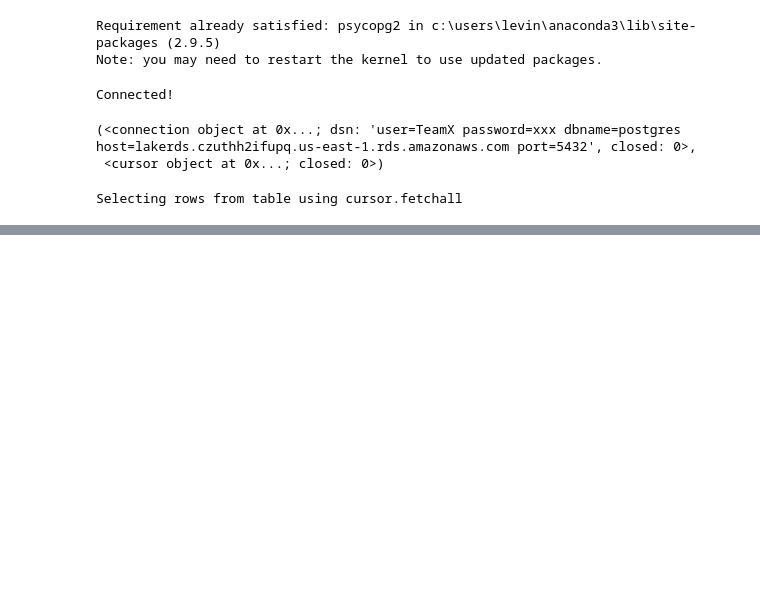
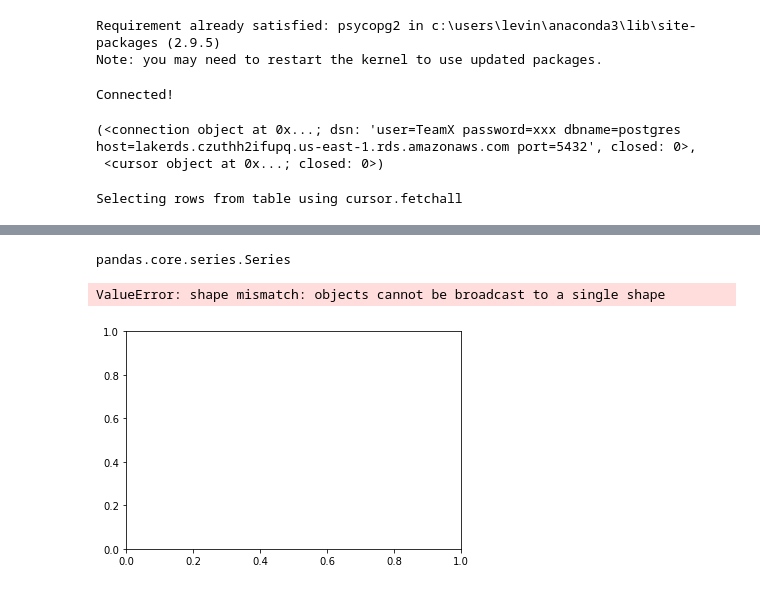
Before and after one commit to FBigler/DWL-Project, a Jupyter notebook: PostgreSQL/Connect_lakerds_LR.ipynb, the cells around one changed output, grey strips where cells are left out. Saved outputs shown, nothing was run; the diff lists cells and outputs as text; code cells hidden in the pictures; blank space fills up the shorter version.

```diff
--- a/PostgreSQL/Connect_lakerds_LR.ipynb
+++ b/PostgreSQL/Connect_lakerds_LR.ipynb
@@ -54,0 +118,9 @@ df.head()
+# %%
+# Plotting energy production by year / Total power / MainCategory
+# Set up
+list_years = sorted(list(df['BeginningOfOperation'].drop_duplicates()))
+Hydro = df.loc[df['MainCategory'] == 'Hydroelectric power'].groupby('BeginningOfOperation').agg({'TotalPower': ['sum', 'mean']})
+Renewable = df.loc[df['MainCategory'] == 'Other renewable energies'].groupby('BeginningOfOperation').agg({'TotalPower': ['sum', 'mean']})
+Fossil = df.loc[df['MainCategory'] == 'Fossil fuel'].groupby('BeginningOfOperation').agg({'TotalPower': ['sum', 'mean']})
+Nuclear = df.loc[df['MainCategory'] == 'Nuclear energy'].groupby('BeginningOfOperation').agg({'TotalPower': ['sum', 'mean']})
+list(Hydro.columns)
@@ -54,0 +146,28 @@ df.head()
+# %%
+type(Hydro_means)
+# %% [output]
+pandas.core.series.Series
+# %%
+# Plot
+labels = list_years
+Hydro_means = Hydro['TotalPower', 'sum']
+Renewable_means = [25, 32, 34, 20, 25]
+
+men_std = [2, 3, 4, 1, 2]
+women_std = [3, 5, 2, 3, 3]
+width = 0.35       # the width of the bars: can also be len(x) sequence
+
+fig, ax = plt.subplots()
+
+ax.bar(labels, men_means, width, yerr=men_std, label='Men')
+ax.bar(labels, women_means, width, yerr=women_std, bottom=men_means,
+       label='Women')
+
+ax.set_ylabel('Scores')
+ax.set_title('Scores by group and gender')
+ax.legend()
+
+plt.show()
+# %% [output]
+ValueError: shape mismatch: objects cannot be broadcast to a single shape
+[figure, added]
```
Also changed, not shown: parts of 7 cells of this notebook.
